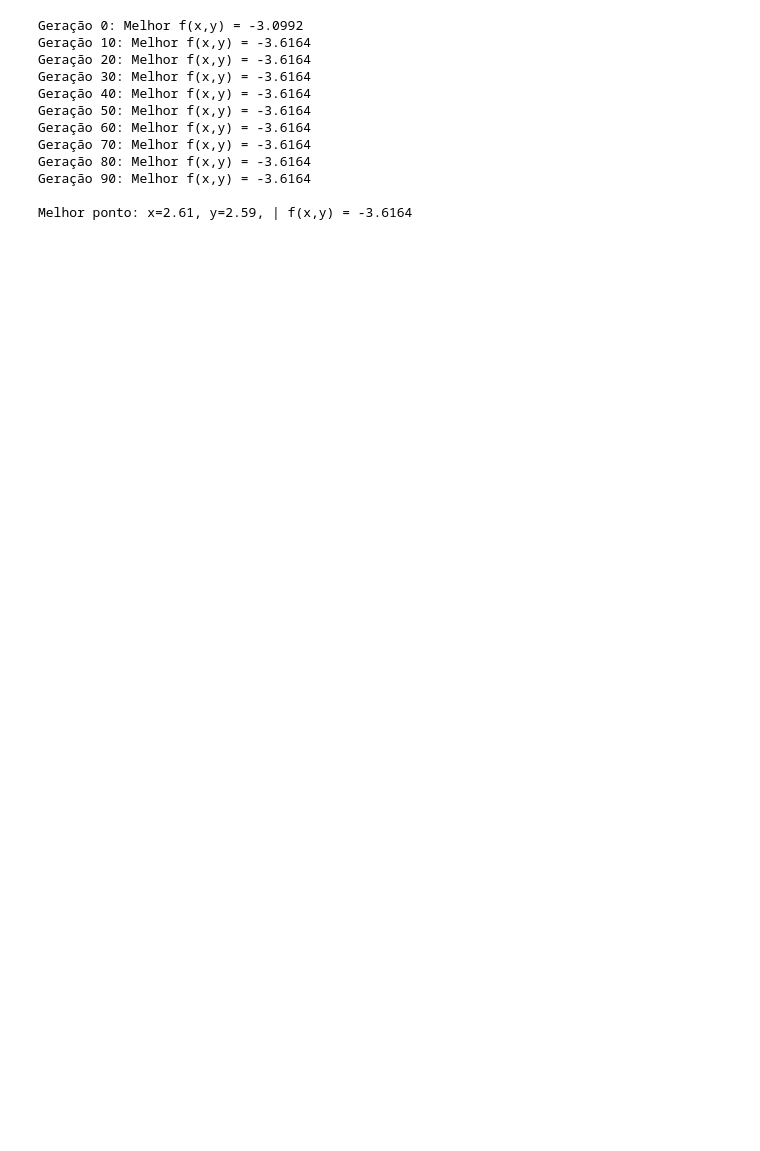
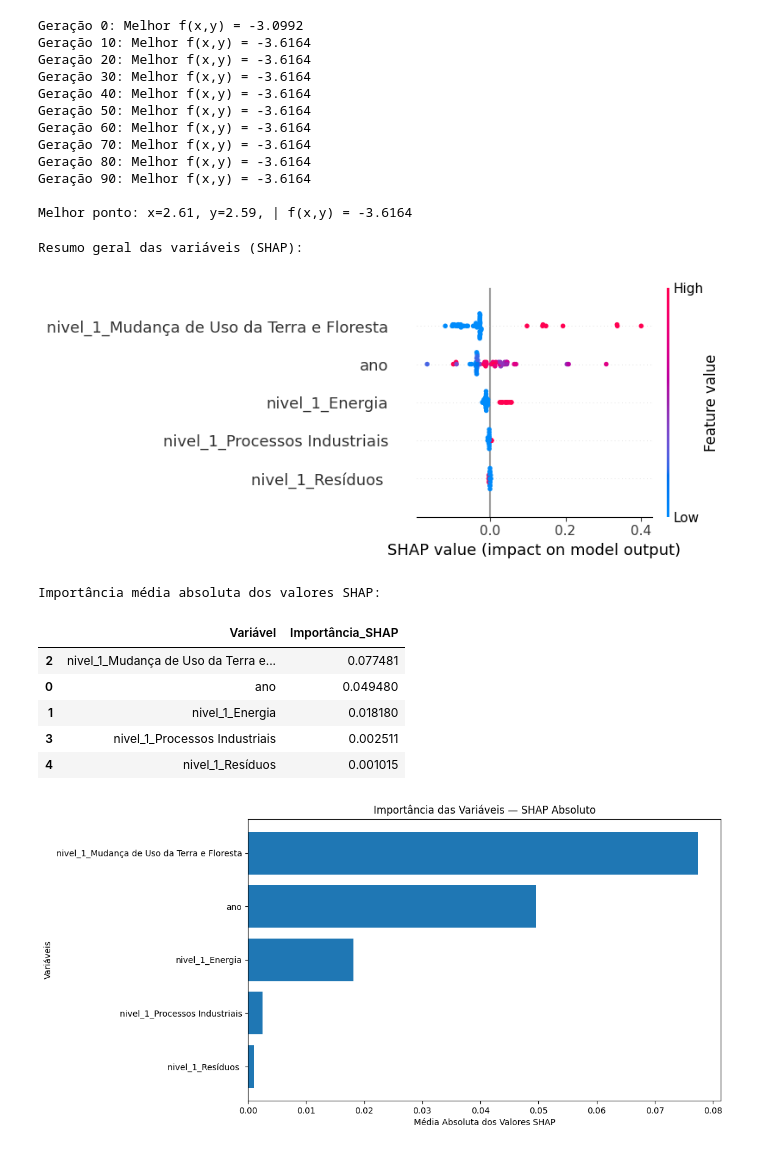
Before and after one commit to gblsun/analise-emissoes-co2-brasil, a Jupyter notebook: ProjetoEmissao-teste.ipynb, the cells around one changed output. Saved outputs shown, nothing was run; the diff lists cells and outputs as text; code cells hidden in the pictures; blank space fills up the shorter version.

```diff
--- a/ProjetoEmissao-teste.ipynb
+++ b/ProjetoEmissao-teste.ipynb
@@ -1246,3 +1270,65 @@ Geração 80: Melhor f(x,y) = -3.6164
 Geração 90: Melhor f(x,y) = -3.6164
 
 Melhor ponto: x=2.61, y=2.59, | f(x,y) = -3.6164
+# %%
+import shap
+import numpy as np
+import pandas as pd
+import matplotlib.pyplot as plt
+
+explainer = shap.TreeExplainer(modelo_rf)
+
+shap_values = explainer.shap_values(
+    X_test,
+    check_additivity=False
+)
+
+print("Resumo geral das variáveis (SHAP):")
+
+shap.summary_plot(
+    shap_values,
+    X_test,
+    feature_names=X_test.columns
+)
+
+mean_abs_shap = np.abs(shap_values).mean(axis=0)
+
+importance_df = pd.DataFrame({
+    "Variável": X_test.columns,
+    "Importância_SHAP": mean_abs_shap
+})
+
+importance_df = importance_df.sort_values(
+    by="Importância_SHAP",
+    ascending=False
+)
+
+print("\nImportância média absoluta dos valores SHAP:")
+
+display(importance_df)
+
+plt.figure(figsize=(10,6))
+
+plt.barh(
+    importance_df["Variável"],
+    importance_df["Importância_SHAP"]
+)
+
+plt.xlabel("Média Absoluta dos Valores SHAP")
+plt.ylabel("Variáveis")
+plt.title("Importância das Variáveis — SHAP Absoluto")
+
+plt.gca().invert_yaxis()
+
+plt.show()
+# %% [output]
+Resumo geral das variáveis (SHAP):
+[figure, added]
+Importância média absoluta dos valores SHAP:
+|  | Variável | Importância_SHAP |
+| 2 | nivel_1_Mudança de Uso da Terra e... | 0.077481 |
+| 0 | ano | 0.049480 |
+| 1 | nivel_1_Energia | 0.018180 |
+| 3 | nivel_1_Processos Industriais | 0.002511 |
+| 4 | nivel_1_Resíduos | 0.001015 |
+[figure, added]
```
Also changed, not shown: parts of 13 cells of this notebook, 1 other file.
